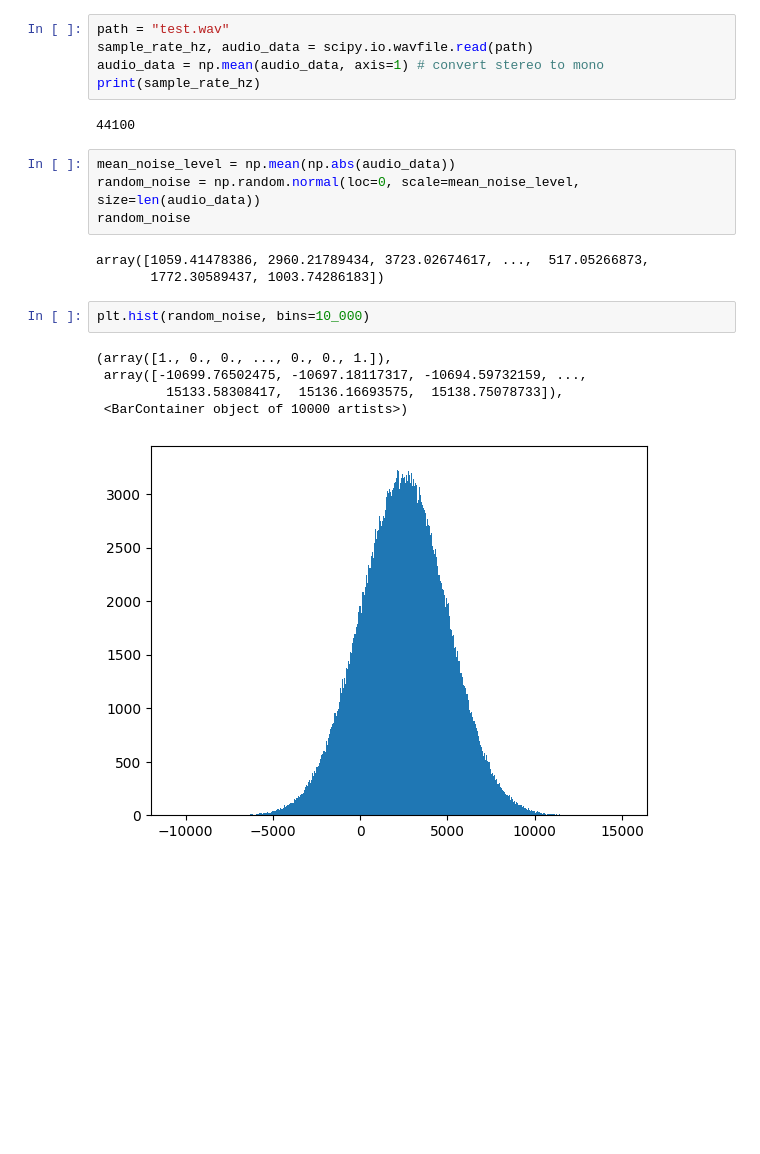
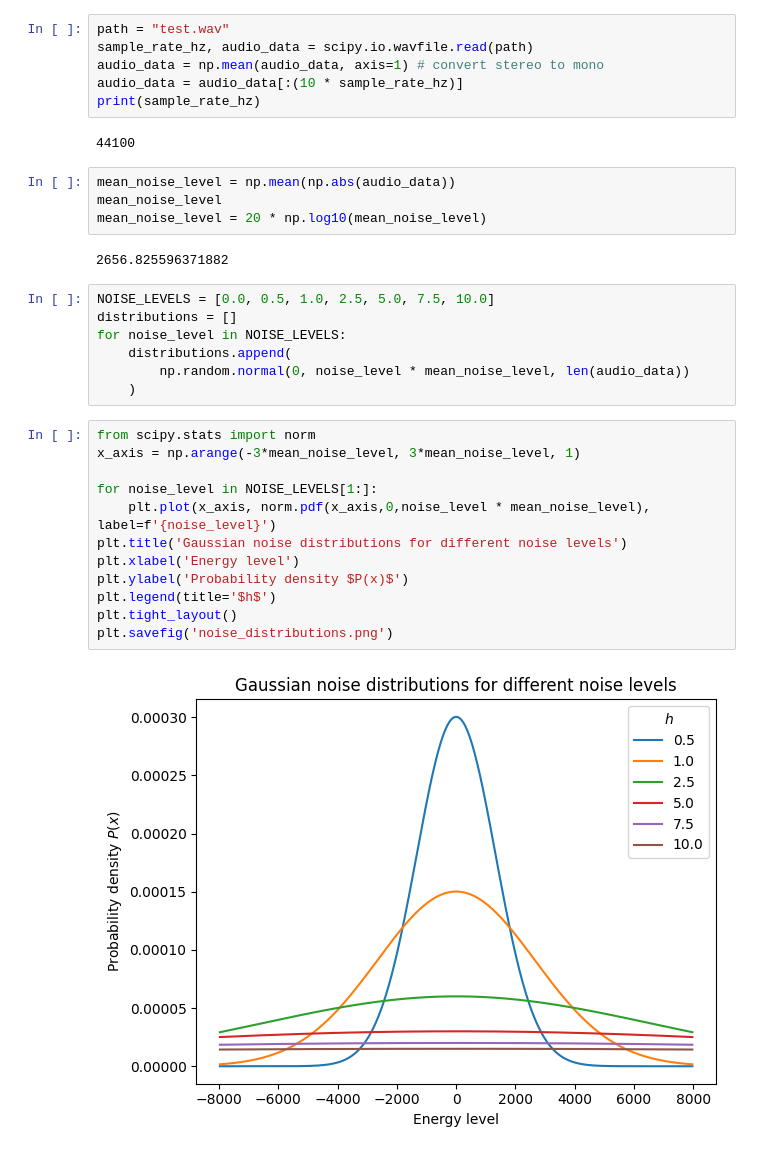
Before and after one commit to ArjunS07/math-ee-code, a Jupyter notebook: music_recognition/noise.ipynb, the cells around one changed output. Drawn from its saved outputs; the diff is of its cells as text; blank space fills up the shorter version.

```diff
--- a/music_recognition/noise.ipynb
+++ b/music_recognition/noise.ipynb
@@ -21,21 +21,34 @@ def add_random_noise(audio_data: np.array, volume_ratio: float) -> np.array:
 path = "test.wav"
 sample_rate_hz, audio_data = scipy.io.wavfile.read(path)
 audio_data = np.mean(audio_data, axis=1) # convert stereo to mono
+audio_data = audio_data[:(10 * sample_rate_hz)]
 print(sample_rate_hz)
 # %% [output]
 44100
 # %%
 mean_noise_level = np.mean(np.abs(audio_data))
-random_noise = np.random.normal(loc=0, scale=mean_noise_level, size=len(audio_data))
-random_noise
+mean_noise_level
+mean_noise_level = 20 * np.log10(mean_noise_level)
 # %% [output]
-array([1059.41478386, 2960.21789434, 3723.02674617, ...,  517.05266873,
-       1772.30589437, 1003.74286183])
+2656.825596371882
-# %%
-plt.hist(random_noise, bins=10_000)
-# %% [output]
-(array([1., 0., 0., ..., 0., 0., 1.]),
- array([-10699.76502475, -10697.18117317, -10694.59732159, ...,
-         15133.58308417,  15136.16693575,  15138.75078733]),
- <BarContainer object of 10000 artists>)
-[figure, removed]
+# %%
+NOISE_LEVELS = [0.0, 0.5, 1.0, 2.5, 5.0, 7.5, 10.0]
+distributions = []
+for noise_level in NOISE_LEVELS:
+    distributions.append(
+        np.random.normal(0, noise_level * mean_noise_level, len(audio_data))
+    )
+# %%
+from scipy.stats import norm
+x_axis = np.arange(-3*mean_noise_level, 3*mean_noise_level, 1)
+
+for noise_level in NOISE_LEVELS[1:]:
+    plt.plot(x_axis, norm.pdf(x_axis,0,noise_level * mean_noise_level), label=f'{noise_level}')
+plt.title('Gaussian noise distributions for different noise levels')
+plt.xlabel('Energy level')
+plt.ylabel('Probability density $P(x)$')
+plt.legend(title='$h$')
+plt.tight_layout()
+plt.savefig('noise_distributions.png')
+# %% [output]
+[figure, added]
```
Also changed, not shown: 6 other files.
